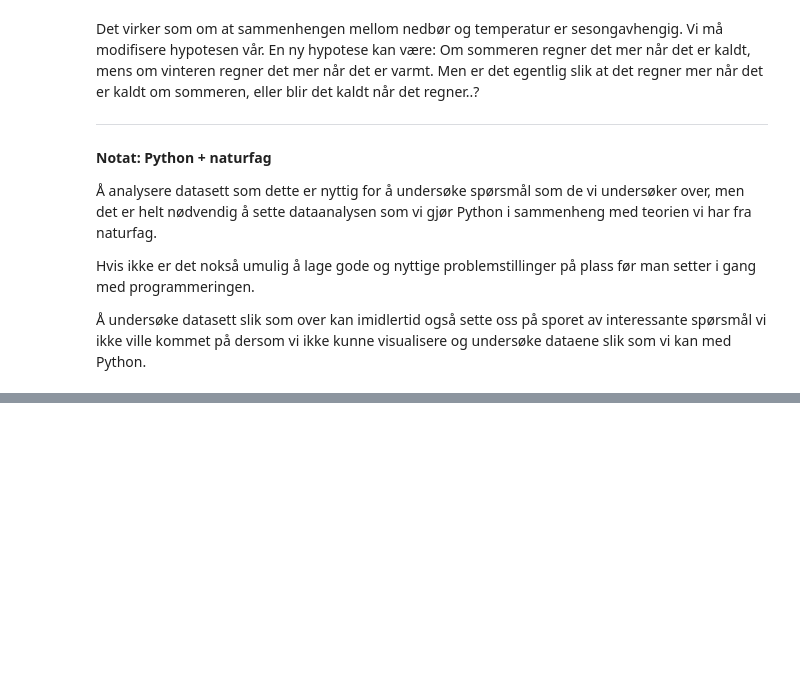
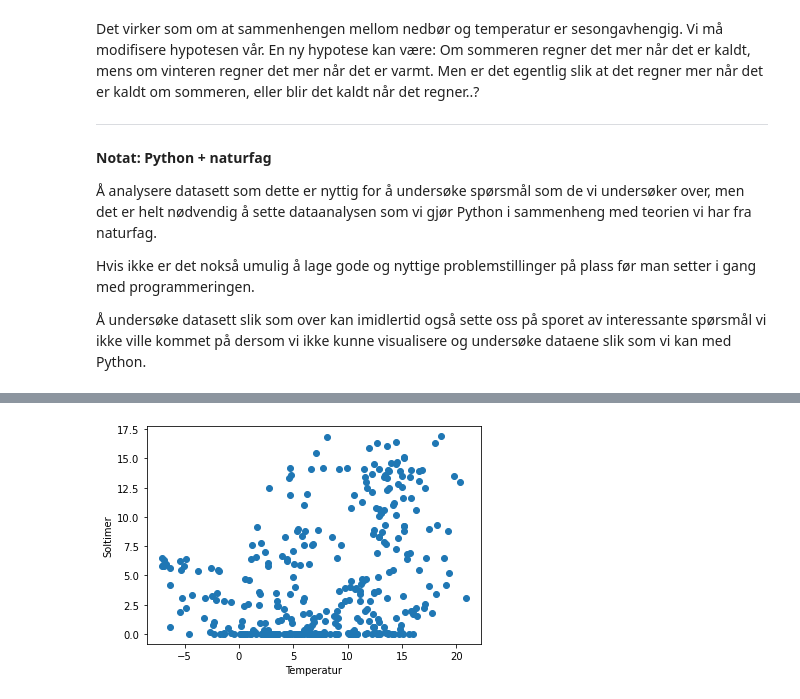
Before and after one commit to irendundas/EkteData, a Jupyter notebook: NAT624/Del5_sol_temp_nedbør.ipynb, the cells around one changed output, grey strips where cells are left out. Cells and saved outputs as stored; diff of their text form; code cells hidden in the pictures; blank space fills up the shorter version.

Commit message:
legg til flere oppgaver + bit om scatterplot

```diff
--- a/NAT624/Del5_sol_temp_nedbør.ipynb
+++ b/NAT624/Del5_sol_temp_nedbør.ipynb
@@ -368,0 +404,7 @@ Hvis ikke er det nokså umulig å lage gode og nyttige problemstillinger på pla
+# %%
+plt.scatter(temp, sol)
+plt.ylabel('Soltimer')
+plt.xlabel('Temperatur')
+plt.show()
+# %% [output]
+[figure, added]
```
Also changed, not shown: parts of 20 cells of this notebook.
